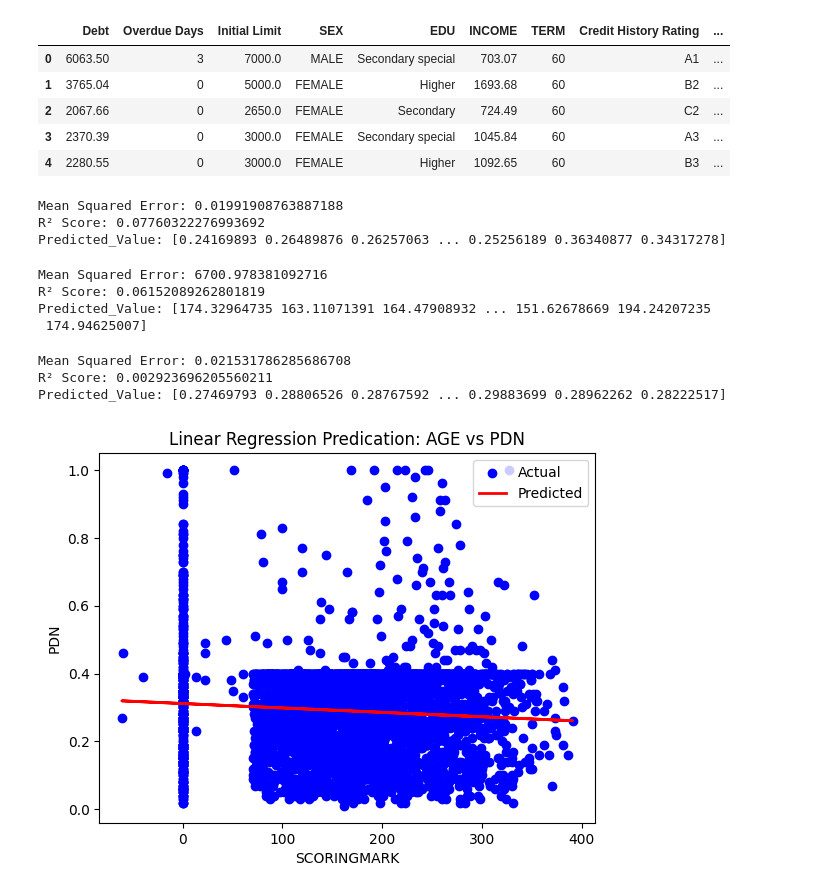
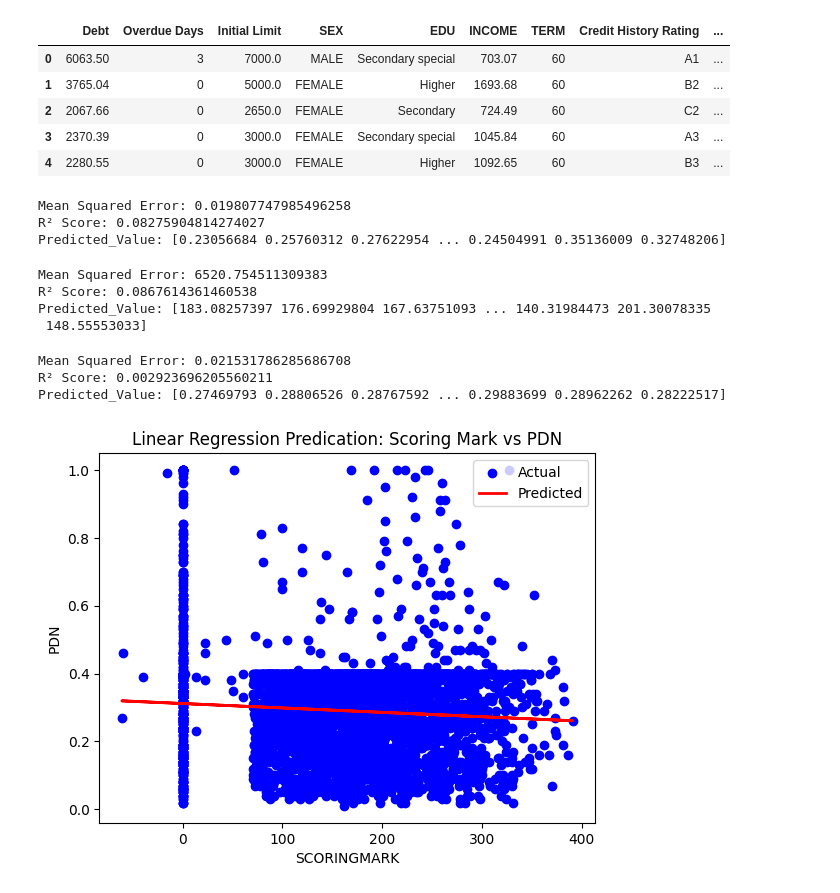
Before and after one commit to UgoChikezie2/ugo-final-project, a Jupyter notebook: notebooks/Ugo_Chikezie_Final-Project.ipynb, the cells around one changed output. Saved outputs shown, nothing was run; the diff lists cells and outputs as text; code cells hidden in the pictures.

Commit message:
Modified Notebook File With New Machine Learning Predictions

```diff
--- a/notebooks/Ugo_Chikezie_Final-Project.ipynb
+++ b/notebooks/Ugo_Chikezie_Final-Project.ipynb
@@ -466,78 +508,124 @@ df.head()
 from sklearn.model_selection import train_test_split
 from sklearn.linear_model import LinearRegression, LogisticRegression
 from sklearn.metrics import mean_squared_error, r2_score, accuracy_score
+from sklearn.preprocessing import OneHotEncoder
 
-X = df[['INCOME', 'AGE','Initial Limit','Debt']]
+X = df[['INCOME', 'AGE','Initial Limit','Debt','FAMILYSTATUS','SEX']]
 y = df['PDN']
 
 X_train, X_test, y_train, y_test = train_test_split(X, y, test_size=0.2, random_state=42)
 
+X_train_cat = X_train.select_dtypes(include='object')
+X_test_cat = X_test.select_dtypes(include='object')
+
+X_train_num = X_train.select_dtypes(include='number')
+X_test_num = X_test.select_dtypes(include='number')
+
+categorical_unique_values = [df[col].unique().tolist() for col in X_train_cat]
+ohe = OneHotEncoder(drop='first',handle_unknown='ignore')
+ohe.fit(X_train_cat)
+
+X_train_cat_trans_np = ohe.transform(X_train_cat).toarray()
+X_test_cat_trans_np = ohe.transform(X_test_cat).toarray()
+
+X_train_cat_trans_df = pd.DataFrame(X_train_cat_trans_np, columns=ohe.get_feature_names_out(), index=X_train_cat.index)
+X_test_cat_trans_df = pd.DataFrame(X_test_cat_trans_np, columns=ohe.get_feature_names_out(), index=X_test_cat.index)
+
+# Scalers , OneHotEncoder
+# Combine numerical and encoded categorical features
+X_train_final = pd.concat([X_train_num, X_train_cat_trans_df], axis=1)
+X_test_final = pd.concat([X_test_num, X_test_cat_trans_df], axis=1)
+
+# Fit Linear Regression Model
 model = LinearRegression()
-model.fit(X_train, y_train)
+model.fit(X_train_final, y_train)
 
-y_pred = model.predict(X_test)
+y_pred = model.predict(X_test_final)
 
 print("Mean Squared Error:", mean_squared_error(y_test, y_pred))
 print("R² Score:", r2_score(y_test, y_pred))
 print("Predicted_Value:", y_pred)
 # %% [output]
-Mean Squared Error: 0.01991908763887188
-R² Score: 0.07760322276993692
-Predicted_Value: [0.24169893 0.26489876 0.26257063 ... 0.25256189 0.36340877 0.34317278]
+Mean Squared Error: 0.019807747985496258
+R² Score: 0.08275904814274027
+Predicted_Value: [0.23056684 0.25760312 0.27622954 ... 0.24504991 0.35136009 0.32748206]
 # %%
 from sklearn.model_selection import train_test_split
 from sklearn.linear_model import LinearRegression, LogisticRegression
 from sklearn.metrics import mean_squared_error, r2_score, accuracy_score
 
-X = df[['INCOME', 'AGE','Initial Limit','Debt']]
+
+X = df[['INCOME', 'AGE','Initial Limit','Debt','FAMILYSTATUS','SEX']]
 y = df['SCORINGMARK']
 
 X_train, X_test, y_train, y_test = train_test_split(X, y, test_size=0.2, random_state=42)
 
+X_train_cat = X_train.select_dtypes(include='object')
+X_test_cat = X_test.select_dtypes(include='object')
+
+X_train_num = X_train.select_dtypes(include='number')
+X_test_num = X_test.select_dtypes(include='number')
+
+categorical_unique_values = [df[col].unique().tolist() for col in X_train_cat]
+ohe = OneHotEncoder(drop='first',handle_unknown='ignore')
+ohe.fit(X_train_cat)
+
+X_train_cat_trans_np = ohe.transform(X_train_cat).toarray()
+X_test_cat_trans_np = ohe.transform(X_test_cat).toarray()
+
+X_train_cat_trans_df = pd.DataFrame(X_train_cat_trans_np, columns=ohe.get_feature_names_out(), index=X_train_cat.index)
+X_test_cat_trans_df = pd.DataFrame(X_test_cat_trans_np, columns=ohe.get_feature_names_out(), index=X_test_cat.index)
+
+# Scalers , OneHotEncoder
+# Combine numerical and encoded categorical features
+X_train_final = pd.concat([X_train_num, X_train_cat_trans_df], axis=1)
+X_test_final = pd.concat([X_test_num, X_test_cat_trans_df], axis=1)
+
+# Fit Linear Regression Model
 model = LinearRegression()
-model.fit(X_train, y_train)
+model.fit(X_train_final, y_train)
 
-y_pred = model.predict(X_test)
+y_pred = model.predict(X_test_final)
 
 print("Mean Squared Error:", mean_squared_error(y_test, y_pred))
 print("R² Score:", r2_score(y_test, y_pred))
 print("Predicted_Value:", y_pred)
 # %% [output]
-Mean Squared Error: 6700.978381092716
-R² Score: 0.06152089262801819
-Predicted_Value: [174.32964735 163.11071391 164.47908932 ... 151.62678669 194.24207235
- 174.94625007]
+Mean Squared Error: 6520.754511309383
+R² Score: 0.0867614361460538
+Predicted_Value: [183.08257397 176.69929804 167.63751093 ... 140.31984473 201.30078335
+ 148.55553033]
 # %%
 from sklearn.model_selection import train_test_split
 from sklearn.linear_model import LinearRegression, LogisticRegression
 from sklearn.metrics import mean_squared_error, r2_score, accuracy_score
 
 X = df[['SCORINGMARK']]
 y = df['PDN']
 
 X_train, X_test, y_train, y_test = train_test_split(X, y, test_size=0.2, random_state=42)
 
 model = LinearRegression()
 model.fit(X_train, y_train)
 
 y_pred = model.predict(X_test)
 
 print("Mean Squared Error:", mean_squared_error(y_test, y_pred))
 print("R² Score:", r2_score(y_test, y_pred))
 print("Predicted_Value:", y_pred)
 
 plt.scatter(X_test, y_test, color='blue', label='Actual')
 plt.plot(X_test, y_pred, color='red', linewidth=2, label='Predicted')
 plt.xlabel('SCORINGMARK')
 plt.ylabel('PDN')
-plt.title('Linear Regression Predication: AGE vs PDN')
+plt.title('Linear Regression Predication: Scoring Mark vs PDN')
 plt.legend()
 plt.show()
 # %% [output]
 Mean Squared Error: 0.021531786285686708
 R² Score: 0.002923696205560211
 Predicted_Value: [0.27469793 0.28806526 0.28767592 ... 0.29883699 0.28962262 0.28222517]
-[figure, old version]
+[figure, new version]
 # %%
 from sklearn.model_selection import train_test_split
 from sklearn.linear_model import LinearRegression, LogisticRegression
```
Also changed, not shown: parts of 19 cells of this notebook.
